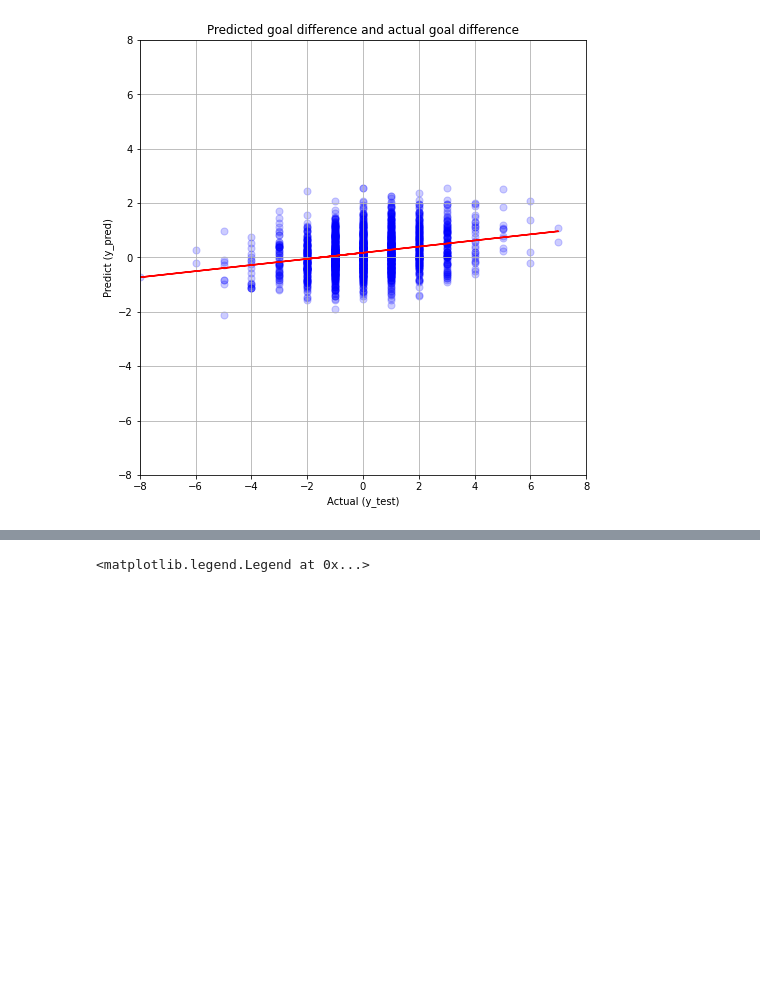
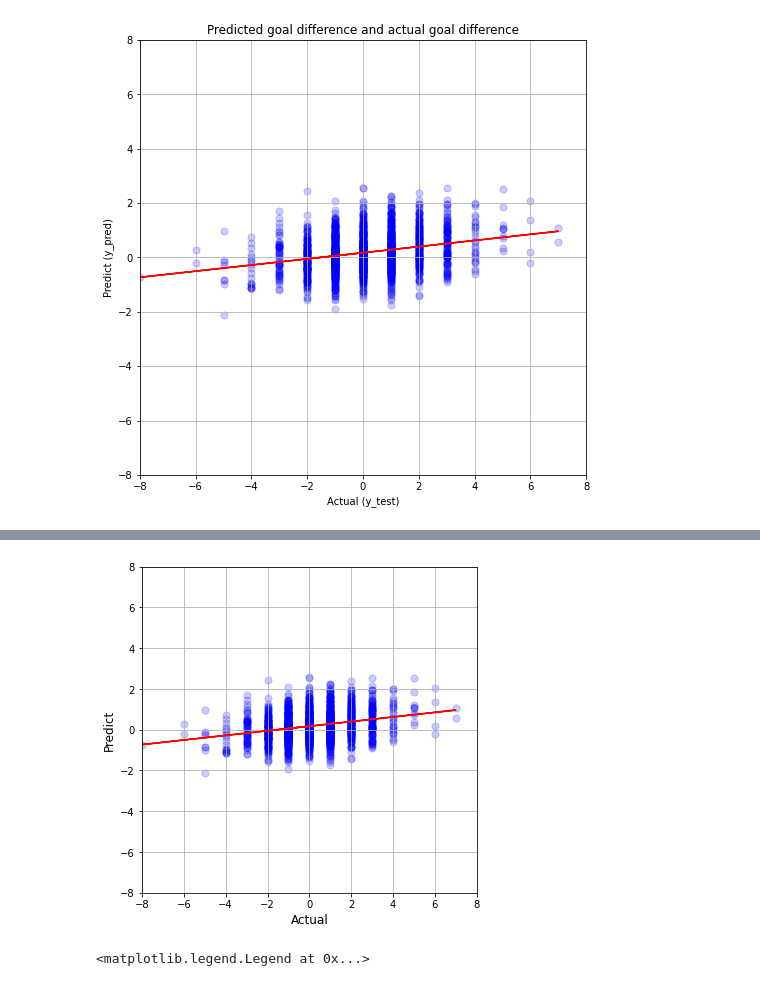
Before and after one commit to dovicie/jleague-result-prediction, a Jupyter notebook: prediction_with_regression2.ipynb, the cells around one changed output, grey strips where cells are left out. Cells and saved outputs as stored; diff of their text form; code cells hidden in the pictures; blank space fills up the shorter version.

```diff
--- a/prediction_with_regression2.ipynb
+++ b/prediction_with_regression2.ipynb
@@ -561,3 +562,21 @@ plt.grid(True)
+# %%
+# PR用
+x = np.array(tests_allyear)
+y = np.array(preds_allyear)
+a, b = np.polyfit(x, y, 1)
+y2 = a * x + b
+
+plt.figure(figsize=(6,6))
+plt.plot(x,y2, c='red', alpha=1)
+
+plt.scatter(x,y,c='blue', alpha=0.2, s=50)
+plt.xlim(-8,8)
+plt.ylim(-8,8)
+plt.xlabel("Actual",fontsize=12)
+plt.ylabel("Predict",fontsize=12)
+plt.grid(True)
+# %% [output]
+[figure, added]
 # %%
 plt.figure(figsize=(8,6))
 labels = ['Actual (y_test)', 'Predict (y_pred)']
```
Also changed, not shown: parts of 7 cells of this notebook, 2 other files.
